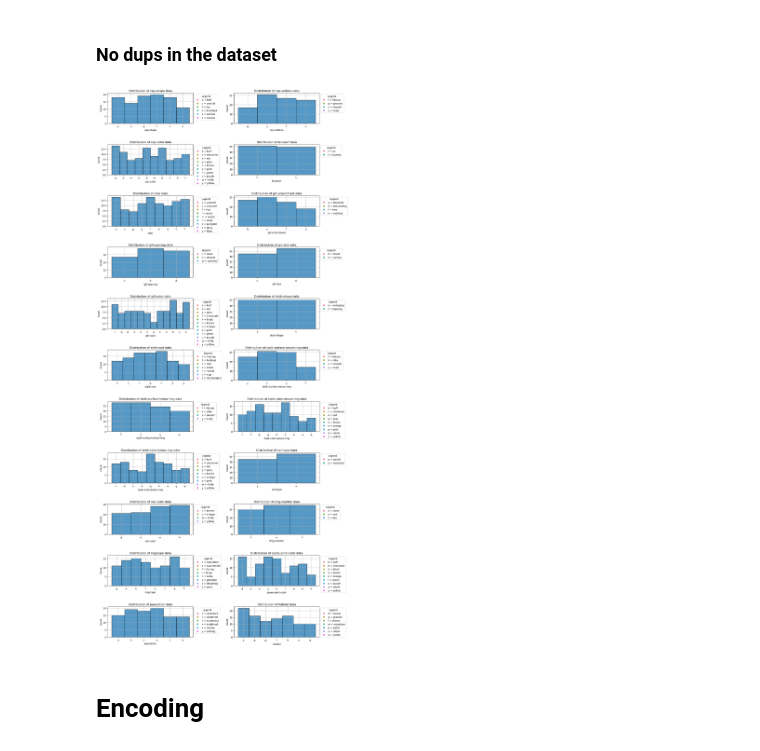
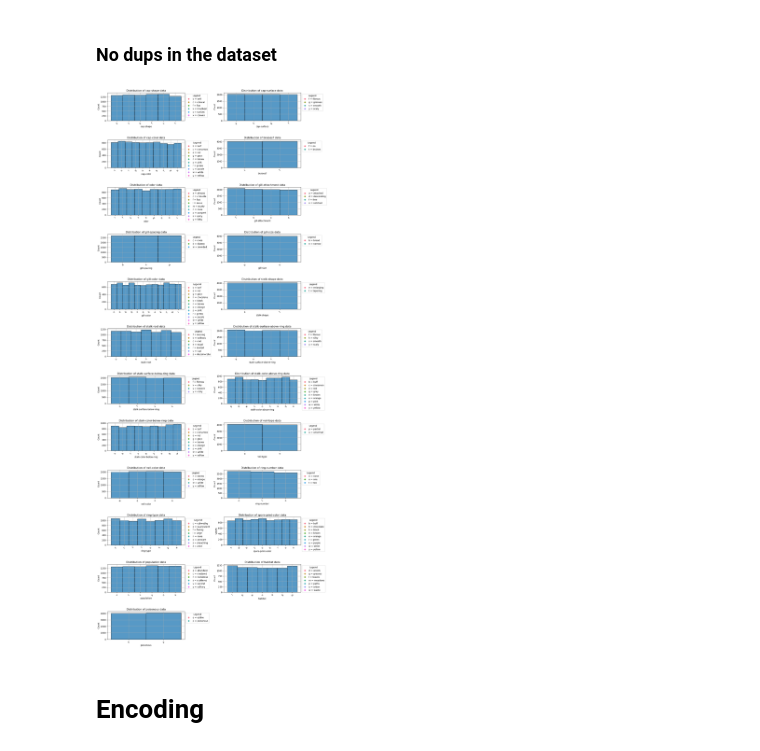
Before and after one commit to shigeokitamura/ds_301_mid_term_project, a Jupyter notebook: mushroom.ipynb, the cells around one changed output. Saved outputs shown, nothing was run; the diff lists cells and outputs as text; code cells hidden in the pictures.

```diff
--- a/mushroom.ipynb
+++ b/mushroom.ipynb
@@ -172,8 +172,6 @@ df.duplicated().sum()
 # %% [markdown]
 ### No dups in the dataset
 # %%
-
-# Define category mappings for each column
 category_mappings = {
     'cap-shape': {'b': 'bell', 'c': 'conical', 'x': 'convex', 'f': 'flat', 'k': 'knobbed', 's': 'sunken'},
     'cap-surface': {'f': 'fibrous', 'g': 'grooves', 'y': 'scaly', 's': 'smooth'},
@@ -207,46 +205,52 @@ category_mappings = {
     'population': {'a': 'abundant', 'c': 'clustered', 'n': 'numerous', 's': 'scattered',
                    'v': 'several', 'y': 'solitary'},
     'habitat': {'g': 'grasses', 'l': 'leaves', 'm': 'meadows', 'p': 'paths',
-                'u': 'urban', 'w': 'waste', 'd': 'woods'}
+                'u': 'urban', 'w': 'waste', 'd': 'woods'},
+    'poisonous': {'e':'edible',  'p':'poisonous'}
 }
 
-# Generate a sample dataset
+
 np.random.seed(0)
+
+if 'df' in locals() or 'df' in globals():
+    num_rows = len(df)
+else:
+    num_rows = 100
+
+
 df = pd.DataFrame({
-    col: np.random.choice(list(mapping.keys()), 100)  # Randomly assign category codes
+    col: np.random.choice(list(mapping.keys()), num_rows)
     for col, mapping in category_mappings.items()
 })
 
-# Determine layout for subplots
+
 num_cols = len(df.columns)
 rows = (num_cols // 2) + (num_cols % 2)
 
 plt.figure(figsize=(15, rows * 3))
 
-# Plot histograms with legends
 for i, col in enumerate(df.columns, 1):
     plt.subplot(rows, 2, i)
     sb.histplot(x=df[col], multiple='dodge')
     plt.title(f'Distribution of {col} data')
     plt.xticks(rotation=45)
     plt.grid(True)
 
-    # Generate legend based on the column's mapping
+    #
     unique_values = sorted(df[col].unique())
     colors = sb.color_palette('husl', len(unique_values))
     legend_patches = [
         Line2D([0], [0], marker='o', color='w', markerfacecolor=c, markersize=8,
                label=f'{val} = {category_mappings[col].get(val, "Unknown")}')
         for val, c in zip(unique_values, colors)
     ]
 
-    # Position the legend to the right of each subplot
     plt.legend(handles=legend_patches, title='Legend', loc='upper left', bbox_to_anchor=(1, 1))
 
 plt.tight_layout()
 plt.show()
 # %% [output]
-[figure, old version]
+[figure, new version]
 # %% [markdown]
 # Encoding
 # %% [markdown]
```
Also changed, not shown: parts of 2 cells of this notebook, 1 other file.
